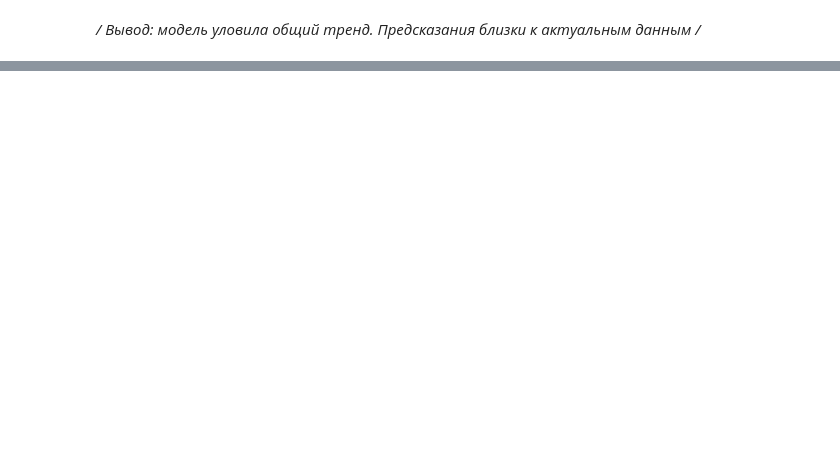
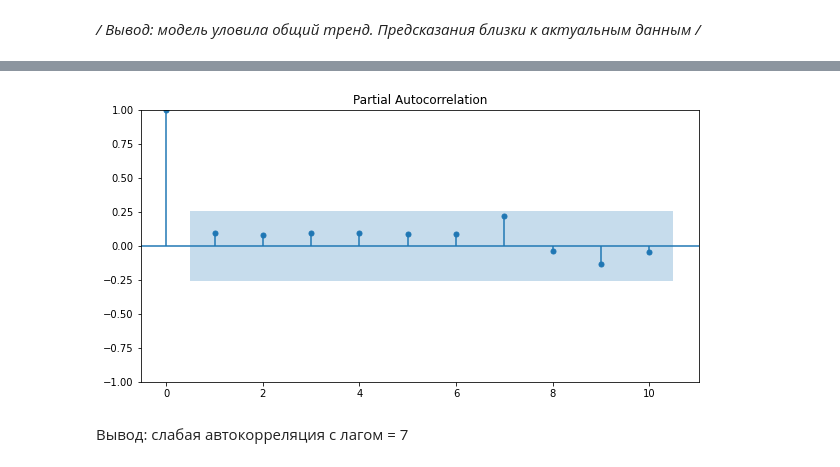
Before and after one commit to DarthSirius/Lessons, a Jupyter notebook: SkillFactory/ML_BUSINESS/Project_13.ipynb, the cells around one changed output, grey strips where cells are left out. Drawn from its saved outputs; the diff is of its cells as text; code cells hidden in the pictures; blank space fills up the shorter version.

```diff
--- a/SkillFactory/ML_BUSINESS/Project_13.ipynb
+++ b/SkillFactory/ML_BUSINESS/Project_13.ipynb
@@ -356,0 +561,11 @@ plt.show()
+# %%
+# разбиваем ряд значений волатильности на тренировочную и тестовую и построим график частичной автокорреляции
+test_df_vol = data_vol.iloc[-4:-1]
+train_df_vol = data_vol.iloc[:-4]
+plt.rcParams["figure.figsize"] = 10, 5
+sgt.plot_pacf(train_df_vol[1:], lags=10, method="ywm")
+plt.show()
+# %% [output]
+[figure, added]
+# %% [markdown]
+Вывод: слабая автокорреляция с лагом = 7
```
Also changed, not shown: parts of 37 cells of this notebook, 1 other file.
